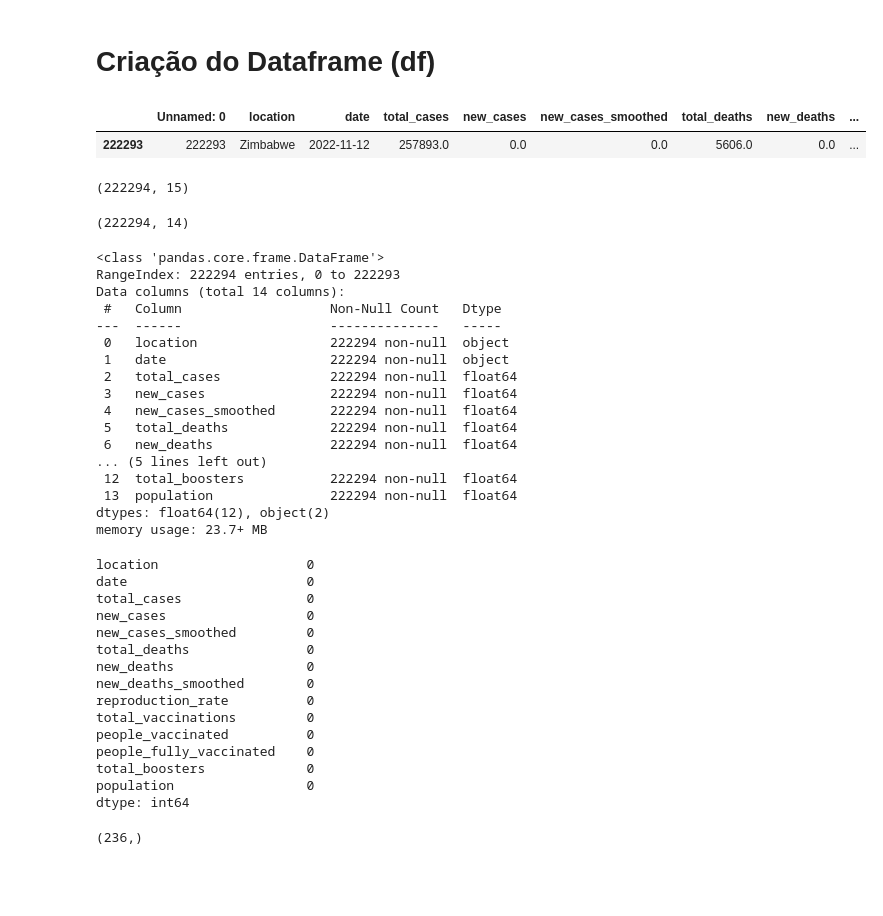
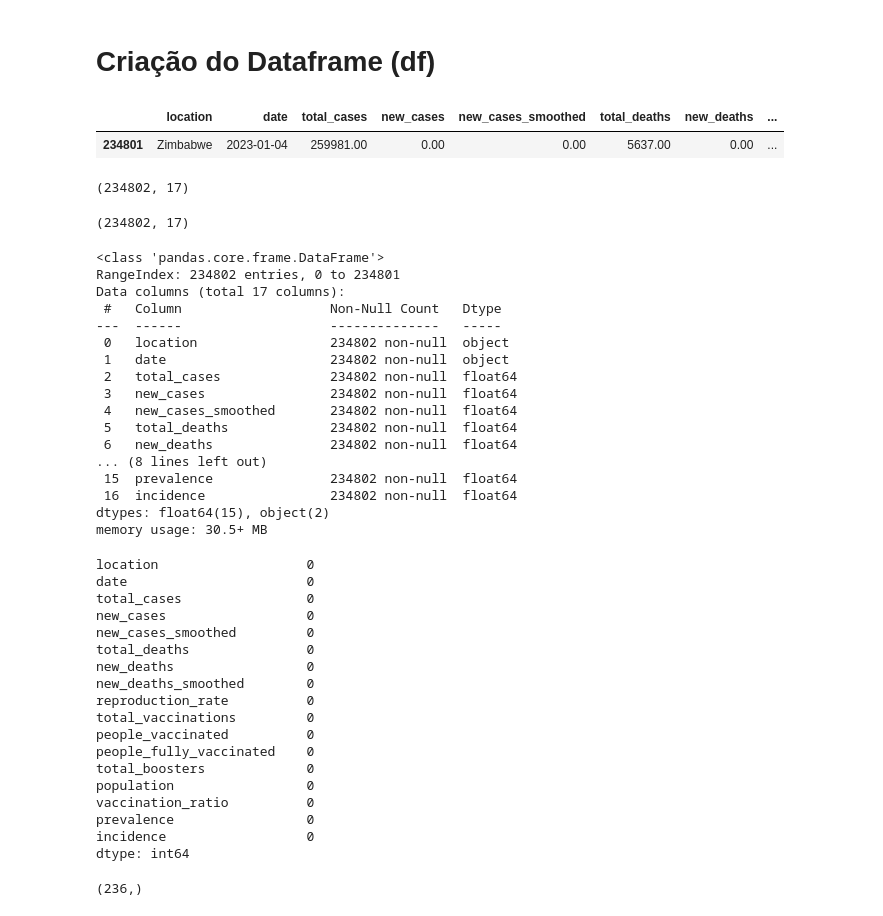
Before and after one commit to carlaolivei/Analise-Modelagem-dados-COVID-19, a Jupyter notebook: aprendizado_supervisiosado_machine_learning.ipynb, the cells around one changed output. Drawn from its saved outputs; the diff is of its cells as text; code cells hidden in the pictures; blank space fills up the shorter version.

```diff
--- a/aprendizado_supervisiosado_machine_learning.ipynb
+++ b/aprendizado_supervisiosado_machine_learning.ipynb
@@ -29,6 +29,8 @@ from sklearn import metrics
 from sklearn.metrics import mean_squared_error
 from sklearn.metrics import mean_absolute_error
 from sklearn.metrics import r2_score
+# %%
+pd.options.display.float_format = '{:.2f}'.format
 # %% [markdown]
 <h1> Upload do Dataset</h1>
 # %%
@@ -55,41 +57,41 @@ Upload concluído!
 # %% [markdown]
 <h1>Criação do Dataframe (df)</h1>
 # %%
-df = pd.read_csv('/content/gdrive/MyDrive/Inteligência Artificial/PUC-Minas/Puc-Minas-IA/13 - TCC/Dataset/df_features.csv')
+df = pd.read_csv('/content/gdrive/MyDrive/Inteligência Artificial/kaggle/My_datasets/Covid-19/df_covid19_countries.csv')
 df.tail(1)
 # %% [output]
-|  | Unnamed: 0 | location | date | total_cases | new_cases | new_cases_smoothed | total_deaths | new_deaths | ... |
-| 222293 | 222293 | Zimbabwe | 2022-11-12 | 257893.0 | 0.0 | 0.0 | 5606.0 | 0.0 | ... |
+|  | location | date | total_cases | new_cases | new_cases_smoothed | total_deaths | new_deaths | ... |
+| 234801 | Zimbabwe | 2023-01-04 | 259981.00 | 0.00 | 0.00 | 5637.00 | 0.00 | ... |
 # %%
 df.shape
 # %% [output]
-(222294, 15)
+(234802, 17)
 # %%
 df.drop(df.columns[df.columns.str.contains('unnamed',case = False)],axis = 1, inplace = True)
 # %%
 df.shape
 # %% [output]
-(222294, 14)
+(234802, 17)
 # %%
 df.info()
 # %% [output]
 <class 'pandas.core.frame.DataFrame'>
-RangeIndex: 222294 entries, 0 to 222293
-Data columns (total 14 columns):
+RangeIndex: 234802 entries, 0 to 234801
+Data columns (total 17 columns):
  #   Column                   Non-Null Count   Dtype
 ---  ------                   --------------   -----
- 0   location                 222294 non-null  object
- 1   date                     222294 non-null  object
- 2   total_cases              222294 non-null  float64
- 3   new_cases                222294 non-null  float64
- 4   new_cases_smoothed       222294 non-null  float64
- 5   total_deaths             222294 non-null  float64
- 6   new_deaths               222294 non-null  float64
-... (5 lines left out)
- 12  total_boosters           222294 non-null  float64
- 13  population               222294 non-null  float64
-dtypes: float64(12), object(2)
-memory usage: 23.7+ MB
+ 0   location                 234802 non-null  object
+ 1   date                     234802 non-null  object
+ 2   total_cases              234802 non-null  float64
+ 3   new_cases                234802 non-null  float64
+ 4   new_cases_smoothed       234802 non-null  float64
+ 5   total_deaths             234802 non-null  float64
+ 6   new_deaths               234802 non-null  float64
+... (8 lines left out)
+ 15  prevalence               234802 non-null  float64
+ 16  incidence                234802 non-null  float64
+dtypes: float64(15), object(2)
+memory usage: 30.5+ MB
 # %%
 df.isnull().sum()
 # %% [output]
@@ -107,6 +109,9 @@ people_vaccinated          0
 people_fully_vaccinated    0
 total_boosters             0
 population                 0
+vaccination_ratio          0
+prevalence                 0
+incidence                  0
 dtype: int64
 # %%
 df['location'].unique().shape
```
Also changed, not shown: parts of 14 cells of this notebook.
